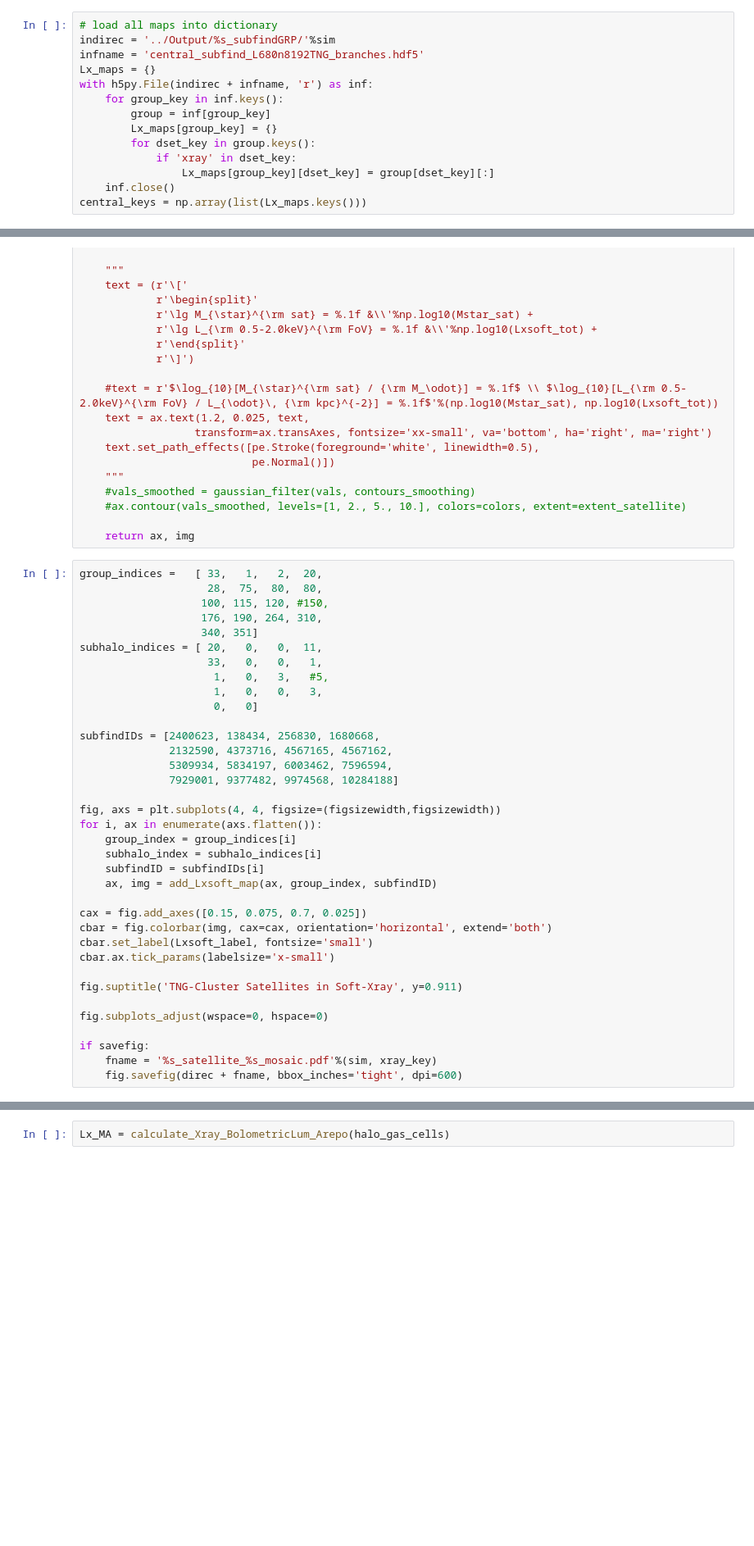
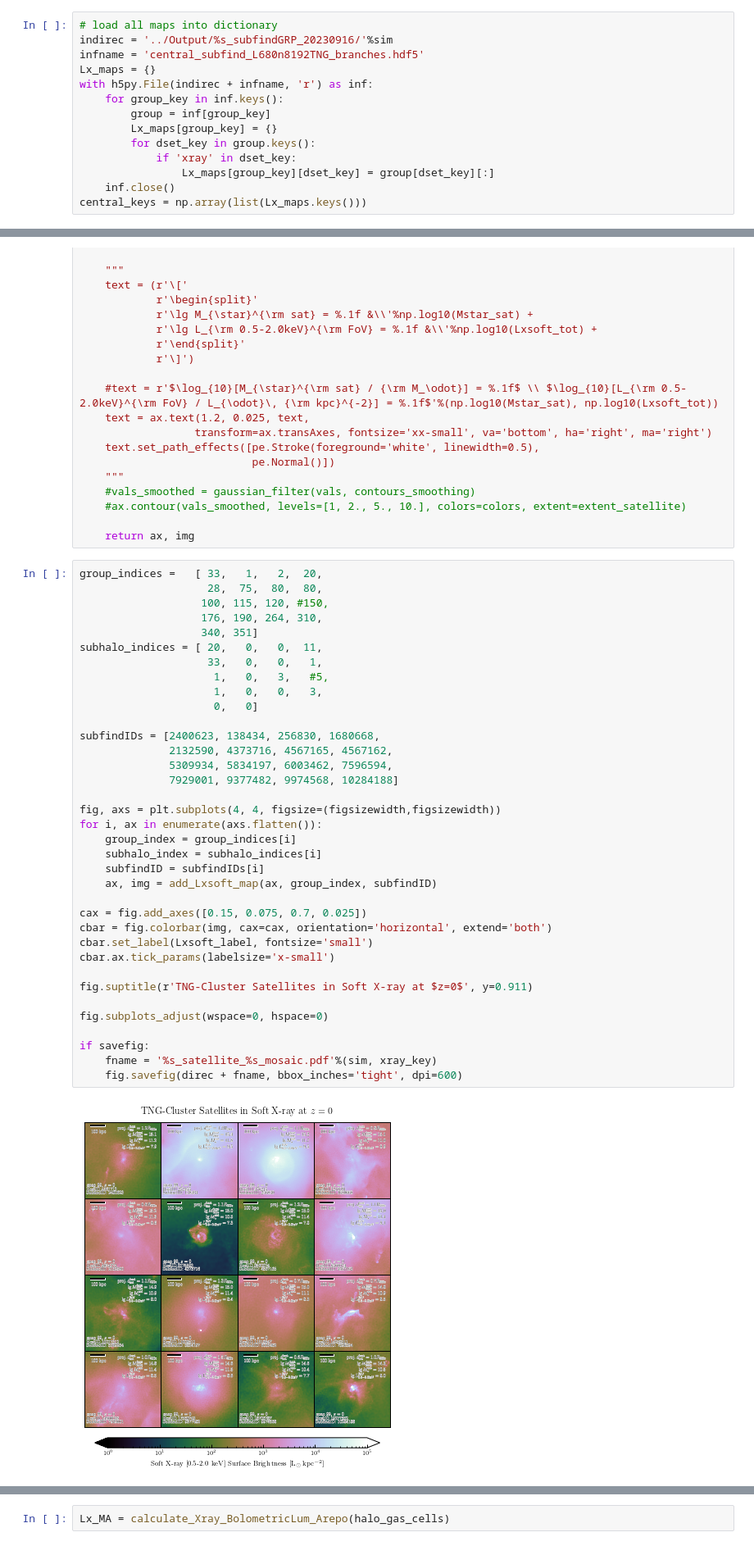
Before and after one commit to ecrohr/TNG_RPS, a Jupyter notebook: src/tng_rps/Plot_sphMap.ipynb, the cells around one changed output, grey strips where cells are left out. Shown at 82% size. Drawn from its saved outputs; the diff is of its cells as text; blank space fills up the shorter version.

Commit message:
plot updates, but haven't cleared outputs.

```diff
--- a/src/tng_rps/Plot_sphMap.ipynb
+++ b/src/tng_rps/Plot_sphMap.ipynb
@@ -102,7 +102,7 @@ ndims = 3
 # open the centrals GRP file, loop over the keys, but only add the dataset for z=0
 # %%
 # load all maps into dictionary
-indirec = '../Output/%s_subfindGRP/'%sim
+indirec = '../Output/%s_subfindGRP_20230916/'%sim
 infname = 'central_subfind_L680n8192TNG_branches.hdf5'
 Lx_maps = {}
 with h5py.File(indirec + infname, 'r') as inf:
@@ -677,34 +682,36 @@ group_indices =   [ 33,   1,   2,  20,
                    340, 351]
 subhalo_indices = [ 20,   0,   0,  11,
                     33,   0,   0,   1,
                      1,   0,   3,   #5,
                      1,   0,   0,   3,
                      0,   0]
 
 subfindIDs = [2400623, 138434, 256830, 1680668,
               2132590, 4373716, 4567165, 4567162,
               5309934, 5834197, 6003462, 7596594,
               7929001, 9377482, 9974568, 10284188]
 
 fig, axs = plt.subplots(4, 4, figsize=(figsizewidth,figsizewidth))
 for i, ax in enumerate(axs.flatten()):
     group_index = group_indices[i]
     subhalo_index = subhalo_indices[i]
     subfindID = subfindIDs[i]
     ax, img = add_Lxsoft_map(ax, group_index, subfindID)
 
 cax = fig.add_axes([0.15, 0.075, 0.7, 0.025])
 cbar = fig.colorbar(img, cax=cax, orientation='horizontal', extend='both')
 cbar.set_label(Lxsoft_label, fontsize='small')
 cbar.ax.tick_params(labelsize='x-small')
 
-fig.suptitle('TNG-Cluster Satellites in Soft-Xray', y=0.911)
+fig.suptitle(r'TNG-Cluster Satellites in Soft X-ray at $z=0$', y=0.911)
 
 fig.subplots_adjust(wspace=0, hspace=0)
 
 if savefig:
     fname = '%s_satellite_%s_mosaic.pdf'%(sim, xray_key)
     fig.savefig(direc + fname, bbox_inches='tight', dpi=600)
+# %% [output]
+[figure, added]
 # %%
 group_index = 33
 subhalo_index = 49
```
Also changed, not shown: parts of 14 cells of this notebook, 1 other file.
